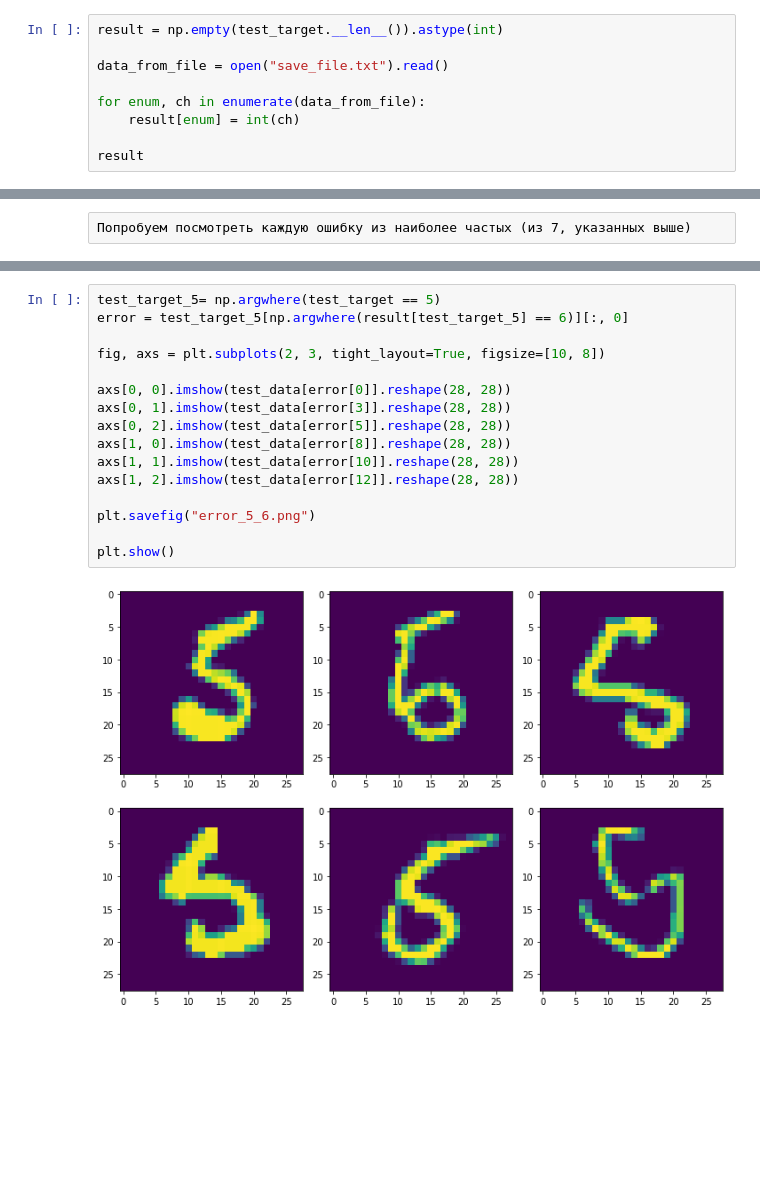
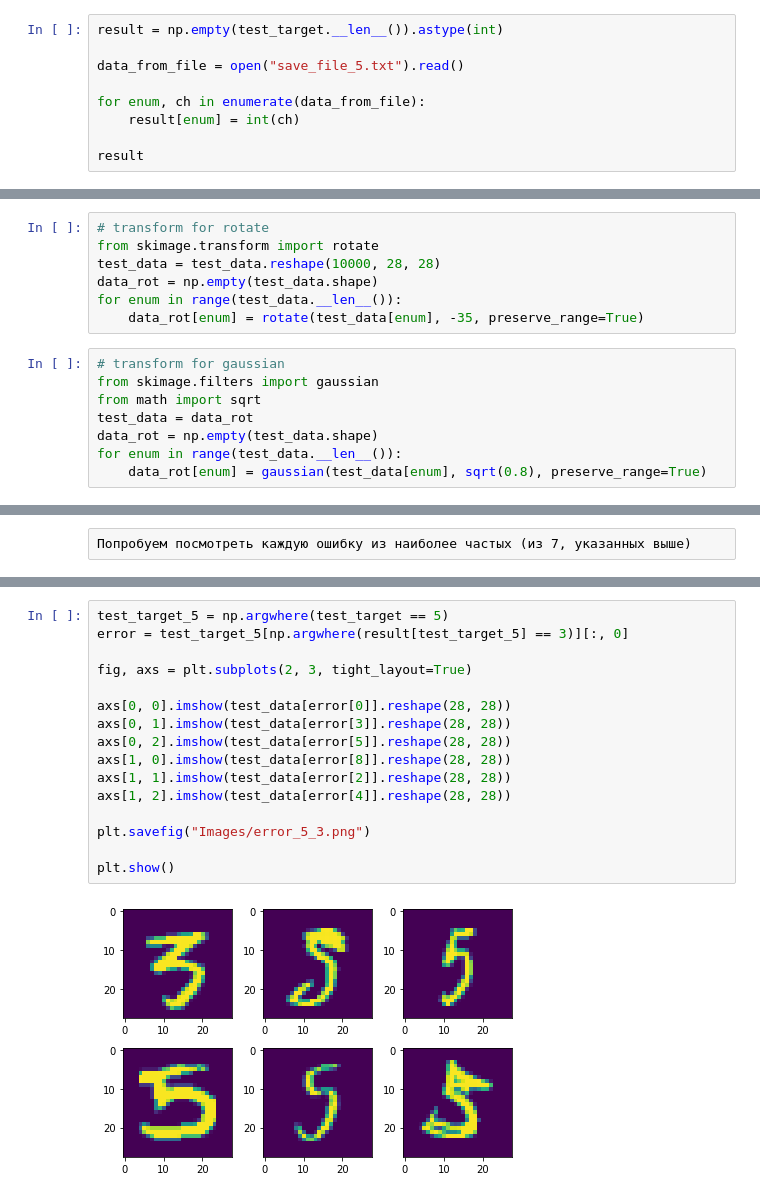
Before and after one commit to IlidanNaga/317_Hometask_2, a Jupyter notebook: Big_task_1/Confusion_matrix_build.ipynb, the cells around one changed output, grey strips where cells are left out. Drawn from its saved outputs; the diff is of its cells as text; blank space fills up the shorter version.

```diff
--- a/Big_task_1/Confusion_matrix_build.ipynb
+++ b/Big_task_1/Confusion_matrix_build.ipynb
@@ -16,7 +16,7 @@ train_data, test_data, train_target, test_target = train_test_split(data, target
 # %%
 result = np.empty(test_target.__len__()).astype(int)
 
-data_from_file = open("save_file.txt").read()
+data_from_file = open("save_file_5.txt").read()
 
 for enum, ch in enumerate(data_from_file):
     result[enum] = int(ch)
@@ -31,3 +31,18 @@ ac_s(test_target, result)
+# %%
+# transform for rotate
+from skimage.transform import rotate
+test_data = test_data.reshape(10000, 28, 28)
+data_rot = np.empty(test_data.shape)
+for enum in range(test_data.__len__()):
+    data_rot[enum] = rotate(test_data[enum], -35, preserve_range=True)
+# %%
+# transform for gaussian
+from skimage.filters import gaussian
+from math import sqrt
+test_data = data_rot
+data_rot = np.empty(test_data.shape)
+for enum in range(test_data.__len__()):
+    data_rot[enum] = gaussian(test_data[enum], sqrt(0.8), preserve_range=True)
 # %%
 diff_positions = np.argwhere(test_target != result)
 same_positions = np.argwhere(test_target == result)
@@ -143,19 +180,19 @@ plt.show()
 # %%
-test_target_5= np.argwhere(test_target == 5)
-error = test_target_5[np.argwhere(result[test_target_5] == 6)][:, 0]
+test_target_5 = np.argwhere(test_target == 5)
+error = test_target_5[np.argwhere(result[test_target_5] == 3)][:, 0]
 
-fig, axs = plt.subplots(2, 3, tight_layout=True, figsize=[10, 8])
+fig, axs = plt.subplots(2, 3, tight_layout=True)
 
 axs[0, 0].imshow(test_data[error[0]].reshape(28, 28))
 axs[0, 1].imshow(test_data[error[3]].reshape(28, 28))
 axs[0, 2].imshow(test_data[error[5]].reshape(28, 28))
 axs[1, 0].imshow(test_data[error[8]].reshape(28, 28))
-axs[1, 1].imshow(test_data[error[10]].reshape(28, 28))
-axs[1, 2].imshow(test_data[error[12]].reshape(28, 28))
+axs[1, 1].imshow(test_data[error[2]].reshape(28, 28))
+axs[1, 2].imshow(test_data[error[4]].reshape(28, 28))
 
-plt.savefig("error_5_6.png")
+plt.savefig("Images/error_5_3.png")
 
 plt.show()
 # %% [output]
-[figure, old version]
+[figure, new version]
 # %%
```
Also changed, not shown: parts of 16 cells of this notebook, 47 other files.
